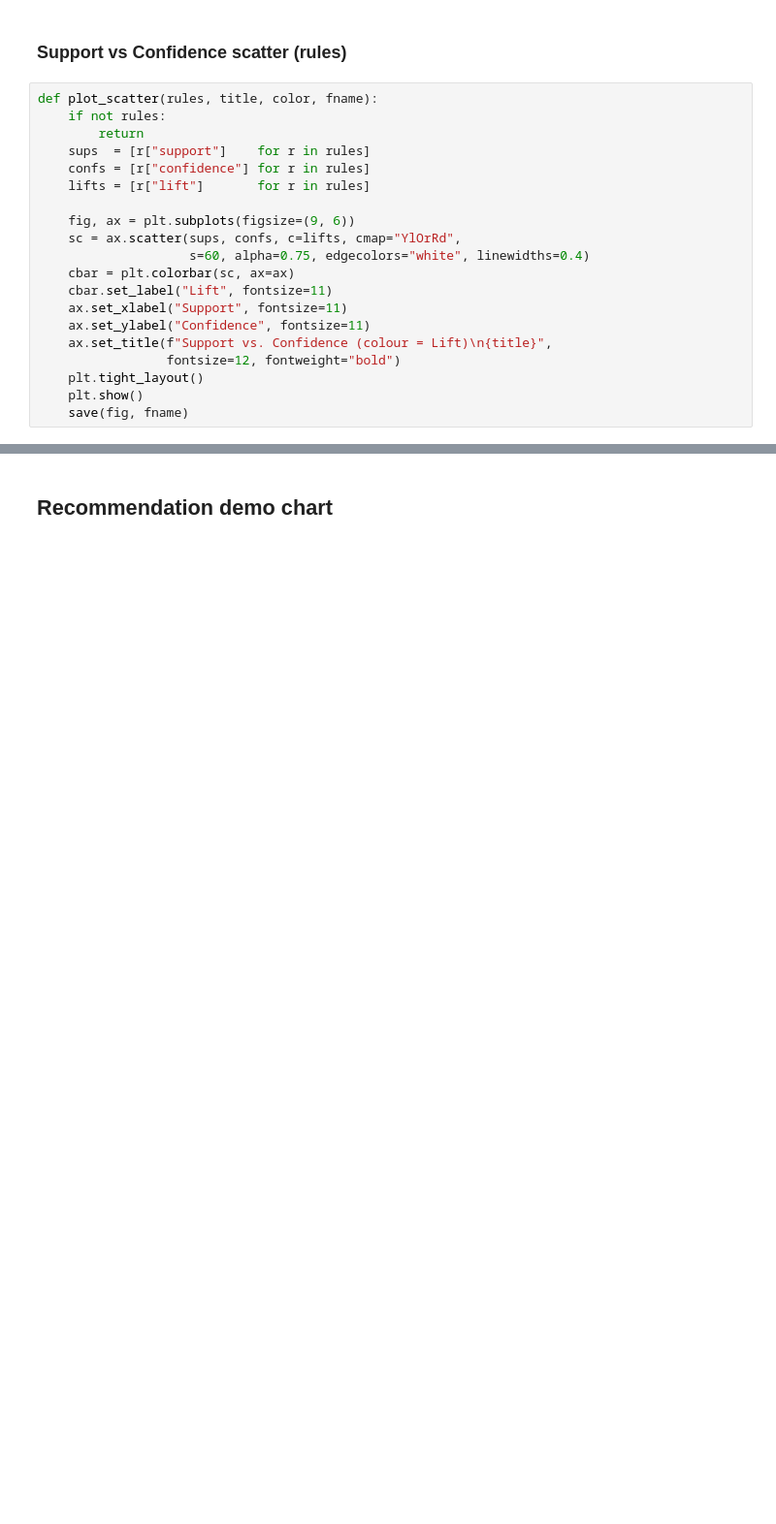
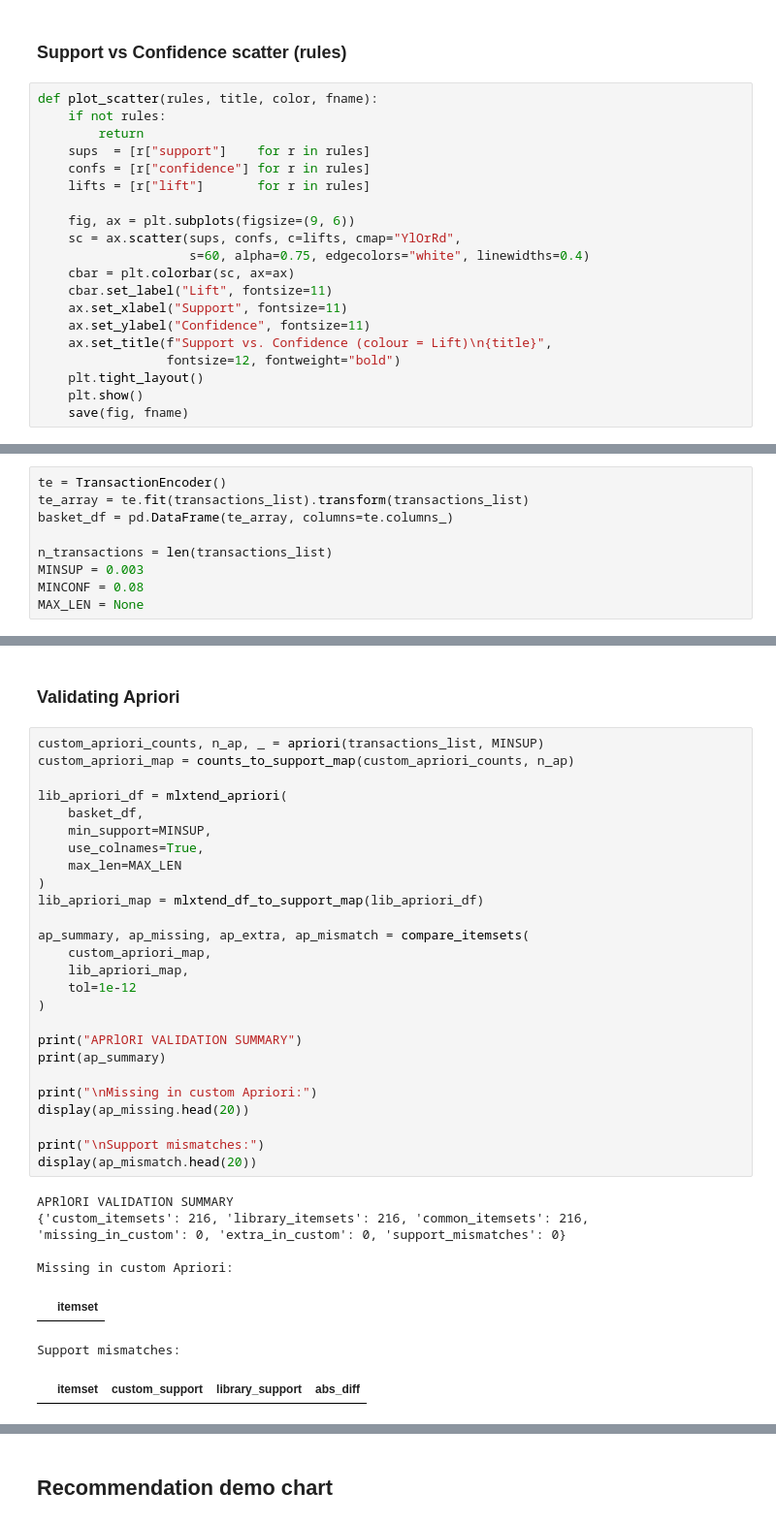
Before and after one commit to tanmay-6/MarketBasketAnalysis, a Jupyter notebook: data_aggregation.ipynb, the cells around one changed output, grey strips where cells are left out. Shown at 97% size. Saved outputs shown, nothing was run; the diff lists cells and outputs as text; blank space fills up the shorter version.

```diff
--- a/data_aggregation.ipynb
+++ b/data_aggregation.ipynb
@@ -720,0 +988,9 @@ def plot_scatter(rules, title, color, fname):
+# %%
+te = TransactionEncoder()
+te_array = te.fit(transactions_list).transform(transactions_list)
+basket_df = pd.DataFrame(te_array, columns=te.columns_)
+
+n_transactions = len(transactions_list)
+MINSUP = 0.003
+MINCONF = 0.08
+MAX_LEN = None
@@ -720,0 +1071,36 @@ def plot_scatter(rules, title, color, fname):
+# %% [markdown]
+### Validating Apriori
+# %%
+custom_apriori_counts, n_ap, _ = apriori(transactions_list, MINSUP)
+custom_apriori_map = counts_to_support_map(custom_apriori_counts, n_ap)
+
+lib_apriori_df = mlxtend_apriori(
+    basket_df,
+    min_support=MINSUP,
+    use_colnames=True,
+    max_len=MAX_LEN
+)
+lib_apriori_map = mlxtend_df_to_support_map(lib_apriori_df)
+
+ap_summary, ap_missing, ap_extra, ap_mismatch = compare_itemsets(
+    custom_apriori_map,
+    lib_apriori_map,
+    tol=1e-12
+)
+
+print("APRlORI VALIDATION SUMMARY")
+print(ap_summary)
+
+print("\nMissing in custom Apriori:")
+display(ap_missing.head(20))
+
+print("\nSupport mismatches:")
+display(ap_mismatch.head(20))
+# %% [output]
+APRlORI VALIDATION SUMMARY
+{'custom_itemsets': 216, 'library_itemsets': 216, 'common_itemsets': 216, 'missing_in_custom': 0, 'extra_in_custom': 0, 'support_mismatches': 0}
+
+Missing in custom Apriori:
+|  | itemset |
+Support mismatches:
+|  | itemset | custom_support | library_support | abs_diff |
```
Also changed, not shown: parts of 26 cells of this notebook, 7 other files.
